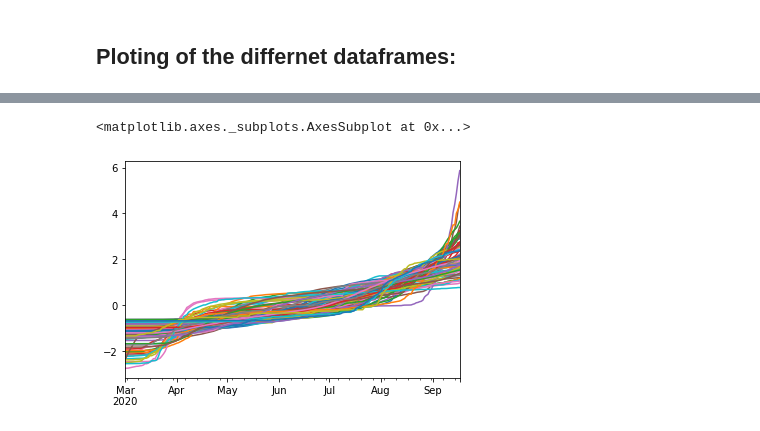
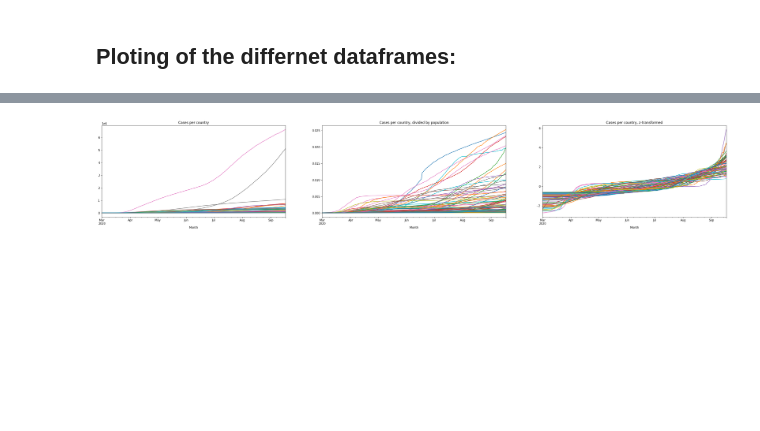
Before and after one commit to anweei/Covid-forecasting, a Jupyter notebook: new_version/pre_processing/preprocessing.ipynb, the cells around one changed output, grey strips where cells are left out. Drawn from its saved outputs; the diff is of its cells as text; code cells hidden in the pictures; blank space fills up the shorter version.

```diff
--- a/new_version/pre_processing/preprocessing.ipynb
+++ b/new_version/pre_processing/preprocessing.ipynb
@@ -249,5 +243,21 @@ df_res.plot(legend='')
-# %%
-z_df.plot(legend='')
-# %% [output]
-<matplotlib.axes._subplots.AxesSubplot at 0x...>
-[figure, removed]
+# %%
+fig, axs = plt.subplots(1, 3)
+fig.set_figheight(6)
+fig.set_figwidth(40)
+
+
+df_res.plot(legend='',ax=axs[0])
+
+cases_popu.plot(legend='', ax=axs[1])
+
+z_df.plot(legend='', ax=axs[2])
+axs[0].set_title('Cases per country')
+axs[1].set_title('Cases per country, divided by population')
+axs[2].set_title('Cases per country, z-transformed')
+
+for ax in axs.flat:
+    ax.set(xlabel='Month')
+
+#plt.savefig("data_formats", bbox_inches='tight')
+# %% [output]
+[figure, added]
```
Also changed, not shown: parts of 6 cells of this notebook, 30 other files.
